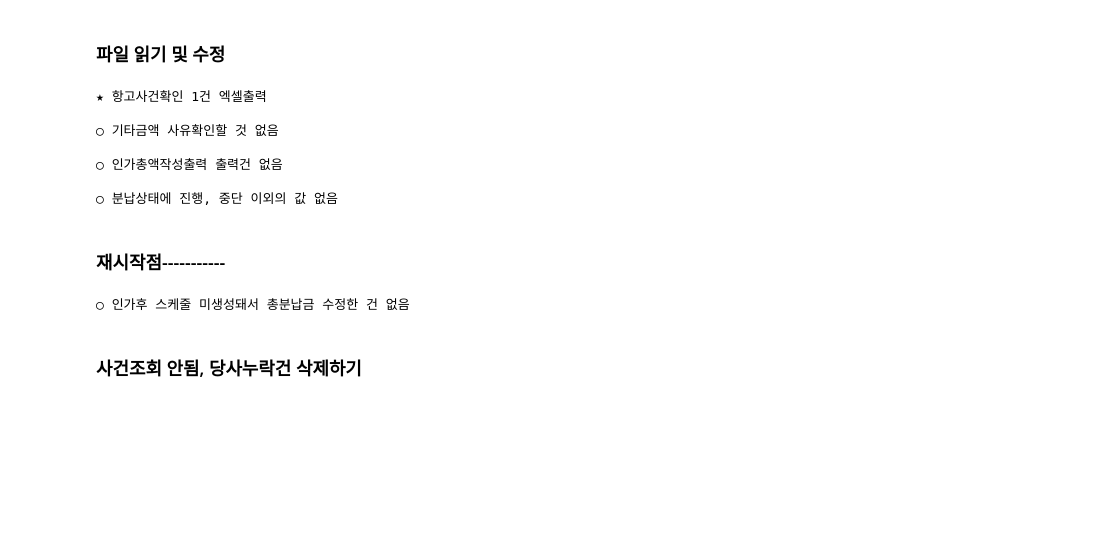
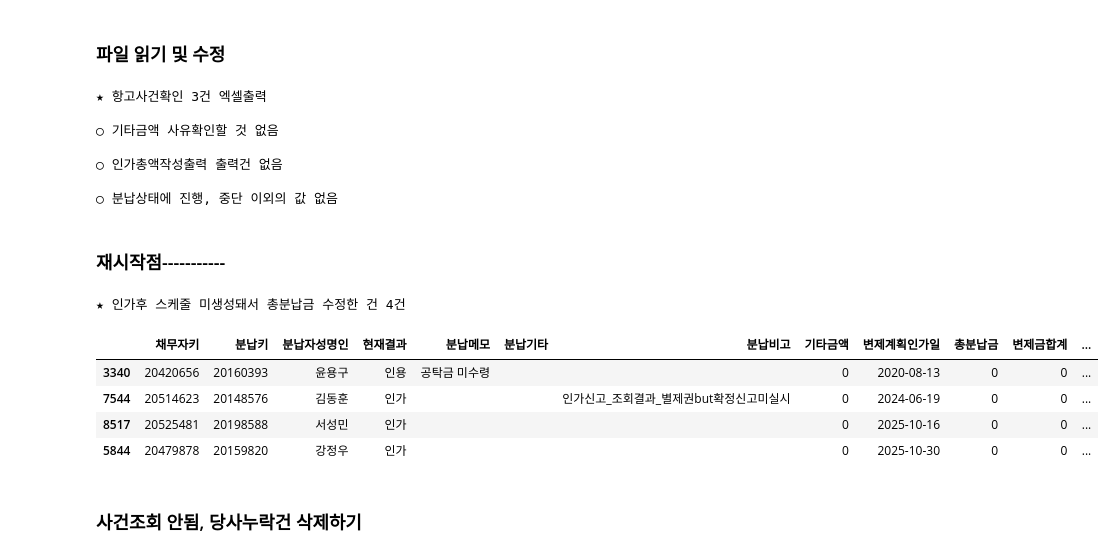
Before and after one commit to jbmyou/company_work, a Jupyter notebook: fileNaming/자산정리/1.전산_자산정리_개인회생_v2.ipynb, the cells around one changed output. Cells and saved outputs as stored; diff of their text form; code cells hidden in the pictures; blank space fills up the shorter version.

```diff
--- a/fileNaming/자산정리/1.전산_자산정리_개인회생_v2.ipynb
+++ b/fileNaming/자산정리/1.전산_자산정리_개인회생_v2.ipynb
@@ -38,9 +38,9 @@ warnings.simplefilter("ignore")
 # 파일 읽기
 path_base = r"D:\3.자산\전산 dataset"
 ########################################################
-company = "대성"
-cutoff = "251031" # 폴더명
-previous_cutoff = "251030" #
+company = "솔림"
+cutoff = "251110" # 폴더명
+previous_cutoff = "251031" #
 previous_file = "미종결인가" # [개인회생새창 or 미종결인가] 241120 merge할 지난 달 인가건. 특정 칼럼이 없어서 오류나면 개인회생새창을 읽엇
 dc엑셀출력 = True    ###############
 ########################################################
@@ -203,7 +203,7 @@ raw_data_ori.sort_values(by=["관할법원", "사건번호", "컷오프일", "
 raw_data_ori["상태및담당자"] = raw_data_ori["채무상태"] + raw_data_ori["담당자"]
 기본cond = (raw_data_ori.분납상태=="진행") & (~raw_data_ori["분납메모"].str.contains('제외|통합|일반')) & (~raw_data_ori.상태및담당자.str.contains(종료))
 if True :
-    총분납금cols = ["채무자키", "분납키", "분납자성명인", "현재결과", "분납메모", "분납기타", "분납비고", "기타금액", "변제계획인가일","총분납금","변제금합계", "인가총액", "신고조회결과",'변제현황조회']
+    총분납금cols = ["채무자키", "분납키", "분납자성명인", "현재결과", "분납메모", "분납기타", "분납비고", "기타금액", "변제계획인가일","총분납금","변제금합계", "인가총액", "입금조회결과",'변제현황조회']
 
     # 1) 항고사건, 이유없는 기타금액 확인
     항고cond = 기본cond & (raw_data_ori.현재결과=="항고") & ((raw_data_ori.분납메모=="") |(raw_data_ori.분납메모.str.contains('미결정')))
@@ -231,7 +231,7 @@ if dc엑셀출력 :
     functions.save_excel_with_explain(인가총액작성출력, join(path_wd_check,"인가총액작성출력.xlsx"), key_columns_no="분납자성명인")
     functions.display_with_explain(분납상태값이상, '분납상태에 진행, 중단 이외의 값')
 # %% [output]
-★ 항고사건확인 1건 엑셀출력
+★ 항고사건확인 3건 엑셀출력
 
 ○ 기타금액 사유확인할 것 없음
 
@@ -249,7 +249,7 @@ if dc엑셀출력 :
 # %%
 # 총분납금 없는 건 인가총액으로 대체
 총분납금재작성cond = 인가cond & 총분납금cond & (raw_data_ori["인가총액"]!=0)
-인가총액으로대체건 = raw_data_ori.loc[총분납금재작성cond, 총분납금cols].sort_values(['변제현황조회','신고조회결과','변제계획인가일'])
+인가총액으로대체건 = raw_data_ori.loc[총분납금재작성cond, 총분납금cols].sort_values(['변제현황조회','입금조회결과','변제계획인가일'])
 raw_data_ori.loc[총분납금재작성cond, '총분납금'] = raw_data_ori.loc[총분납금재작성cond, '인가총액']
     # display
 if dc엑셀출력 :
@@ -269,34 +269,39 @@ if company == "솔림" :
     raw_data.loc[raw_data["분납키"]=="20137244", "변제기일"] = "28일"
 
 else :
     pass
 
 # 공통적용가능 코드---------------------
 # 1) 매입OPB수정건
 def extract_number_and_update(value, pattern, value_for_update=pd.NA):
     # 입력값이 None일 경우 처리
     if not value or not isinstance(value, str):
         return value_for_update
     # 정규식 검색
     match = re.search(pattern, value)
     if match:
         # 쉼표 제거 후 숫자로 변환
         return int(match.group(1).replace(',', ''))
     return value_for_update
 
     # '분납기타' 열에서 '매입OPB_' 패턴을 찾아 'OPB' 열 업데이트
 raw_data['OPB'] = raw_data.apply(lambda row: extract_number_and_update(row['분납기타'], r'매입OPB_([\d,]+)', row["OPB"]), axis=1)
 
 # 2) 총분납금 : 기타금액추가
 # 스케줄 미반영분 : 초회, 미등록채권 : 잔여금액 총분납잔금에 포함시켜야 하므로 총분납·금에도 추가!(해당하는 만큼 초과입금 삭제필요)
 # 채권자변경전(법원에서 채권자변경후만 변제현황에 잡은 경우) -> 회생폐지 & 총분납금오류아님 으로 처리. 기타금액으로 처리할 시 총분납잔금과 무관한데, 괜히 초과입금만 잡혀서 별로
 raw_data["총분납금"] += raw_data["기타금액"]
 
 # 칼럼추가
 # 최초OPB : 매입OPB말고 최초원금 + 최초법비용
 raw_data["최초OPB"] = raw_data["최초원금"] + raw_data["최초법비용"]
 # %% [output]
-○ 인가후 스케줄 미생성돼서 총분납금 수정한 건 없음
+★ 인가후 스케줄 미생성돼서 총분납금 수정한 건 4건
+|  | 채무자키 | 분납키 | 분납자성명인 | 현재결과 | 분납메모 | 분납기타 | 분납비고 | 기타금액 | 변제계획인가일 | 총분납금 | 변제금합계 | ... |
+| 3340 | 20420656 | 20160393 | 윤용구 | 인용 | 공탁금 미수령 |  |  | 0 | 2020-08-13 | 0 | 0 | ... |
+| 7544 | 20514623 | 20148576 | 김동훈 | 인가 |  |  | 인가신고_조회결과_별제권but확정신고미실시 | 0 | 2024-06-19 | 0 | 0 | ... |
+| 8517 | 20525481 | 20198588 | 서성민 | 인가 |  |  |  | 0 | 2025-10-16 | 0 | 0 | ... |
+| 5844 | 20479878 | 20159820 | 강정우 | 인가 |  |  |  | 0 | 2025-10-30 | 0 | 0 | ... |
 # %%
 # # 총분납금 입력 수정할 거 있는 경우에만 실행 -------------------------------
 # # 원파일과 복사본 바로 수정 하고
```
Also changed, not shown: parts of 15 cells of this notebook, 11 other files.
